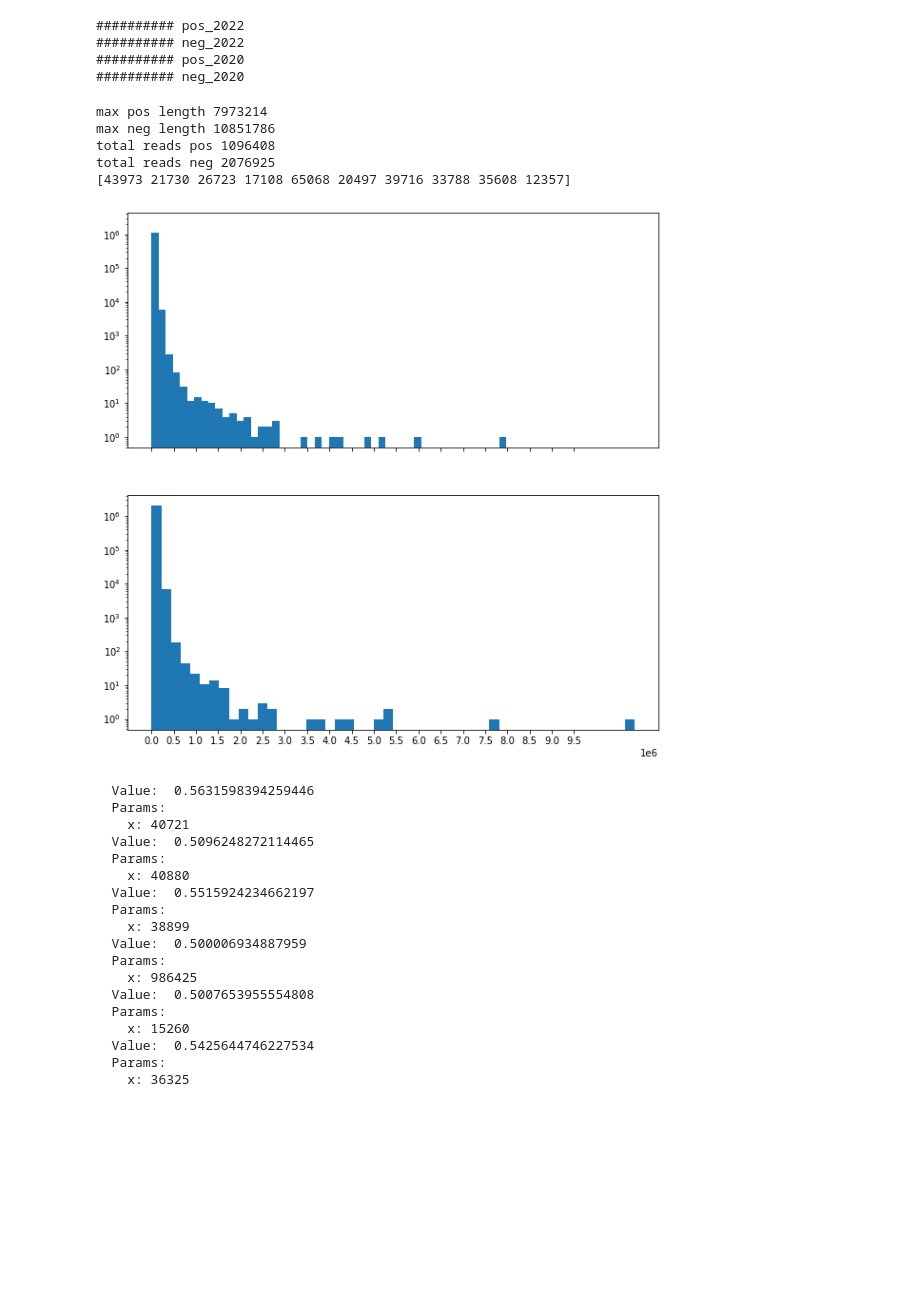
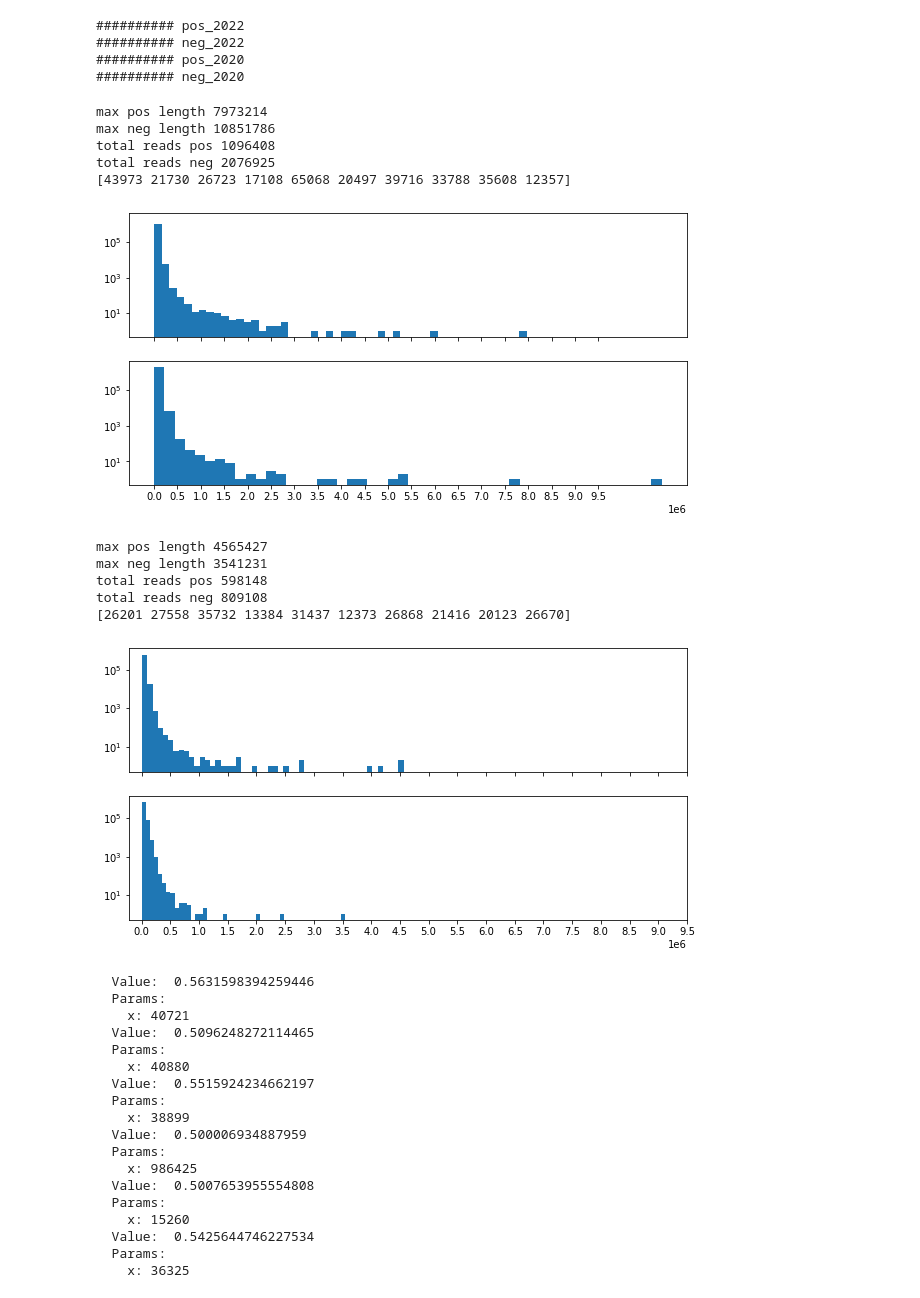
Before and after one commit to maragkakislab/rnakinet, a Jupyter notebook: Explore.ipynb, the cells around one changed output. Cells and saved outputs as stored; diff of their text form; code cells hidden in the pictures; blank space fills up the shorter version.

```diff
--- a/Explore.ipynb
+++ b/Explore.ipynb
@@ -270,7 +270,7 @@ from statistics import mean
 #         break
 #324
 times = []
-for i in range(30):
+for i in range(5):
     start = time.time()
     plot_classes_all(None, index=i)
     end = time.time()
@@ -407,41 +376,52 @@ df = pd.DataFrame(data)
 from matplotlib import pyplot as plt
 
 # aggregate_files = False
-exp_year = '2022'
-pos_sub = df[df['exp'].isin([f'pos_{exp_year}'])]
-neg_sub = df[df['exp'].isin([f'neg_{exp_year}'])]
-# if(aggregate_files):
-    # pos_lengths = pos_sub.groupby('file').agg('mean')['len'].values
-    # neg_lengths = neg_sub.groupby('file').agg('mean')['len'].values
-# else:
-pos_lengths = pos_sub['len'].values
-neg_lengths = neg_sub['len'].values
+def plot_len_dist(exp_year):
+    pos_sub = df[df['exp'].isin([f'pos_{exp_year}'])]
+    neg_sub = df[df['exp'].isin([f'neg_{exp_year}'])]
+    # if(aggregate_files):
+        # pos_lengths = pos_sub.groupby('file').agg('mean')['len'].values
+        # neg_lengths = neg_sub.groupby('file').agg('mean')['len'].values
+    # else:
+    pos_lengths = pos_sub['len'].values
+    neg_lengths = neg_sub['len'].values
 
-f, a = plt.subplots(2, sharex=True, sharey=True, figsize=(10,10))
-plt.ticklabel_format(useOffset=False,style='plain')
+    f, a = plt.subplots(2, sharex=True, sharey=True, figsize=(10,5))
+    plt.ticklabel_format(useOffset=False,style='plain')
 
-# plt.xlim([0, max(neg_lengths)])
+    # plt.xlim([0, max(neg_lengths)])
 
-# a[0].hist(pos_lengths, 25)
-# a[1].hist(neg_lengths, 25)
-#TODO display log of lengths
-a[0].hist(pos_lengths, bins=50, cumulative=False, log=True, density=False)
-a[1].hist(neg_lengths, bins=50, cumulative=False, log=True, density=False)
-plt.xticks(np.arange(0, 1e7, 5e5))
-plt.ticklabel_format(style='sci', axis='x', scilimits=(0,0))
-print('max pos length',max(pos_lengths))
-print('max neg length', max(neg_lengths))
-print('total reads pos',len(pos_lengths))
-print('total reads neg', len(neg_lengths))
-print(pos_lengths[:10])
-#TODO do distribution
+    # a[0].hist(pos_lengths, 25)
+    # a[1].hist(neg_lengths, 25)
+    #TODO display log of lengths
+    a[0].hist(pos_lengths, bins=50, cumulative=False, log=True, density=False)
+    a[1].hist(neg_lengths, bins=50, cumulative=False, log=True, density=False)
+    plt.xticks(np.arange(0, 1e7, 5e5))
+    plt.ticklabel_format(style='sci', axis='x', scilimits=(0,0))
+    print('max pos length',max(pos_lengths))
+    print('max neg length', max(neg_lengths))
+    print('total reads pos',len(pos_lengths))
+    print('total reads neg', len(neg_lengths))
+    print(pos_lengths[:10])
+    #TODO do distribution
-# %% [output]
-max pos length 7973214
-max neg length 10851786
-total reads pos 1096408
-total reads neg 2076925
-[43973 21730 26723 17108 65068 20497 39716 33788 35608 12357]
-[figure, removed]
+# %%
+plot_len_dist('2022')
+# %% [output]
+max pos length 7973214
+max neg length 10851786
+total reads pos 1096408
+total reads neg 2076925
+[43973 21730 26723 17108 65068 20497 39716 33788 35608 12357]
+[figure, added]
+# %%
+plot_len_dist('2020')
+# %% [output]
+max pos length 4565427
+max neg length 3541231
+total reads pos 598148
+total reads neg 809108
+[26201 27558 35732 13384 31437 12373 26868 21416 20123 26670]
+[figure, added]
 # %%
 import optuna
 
```
Also changed, not shown: parts of 2 cells of this notebook, 16 other files.
